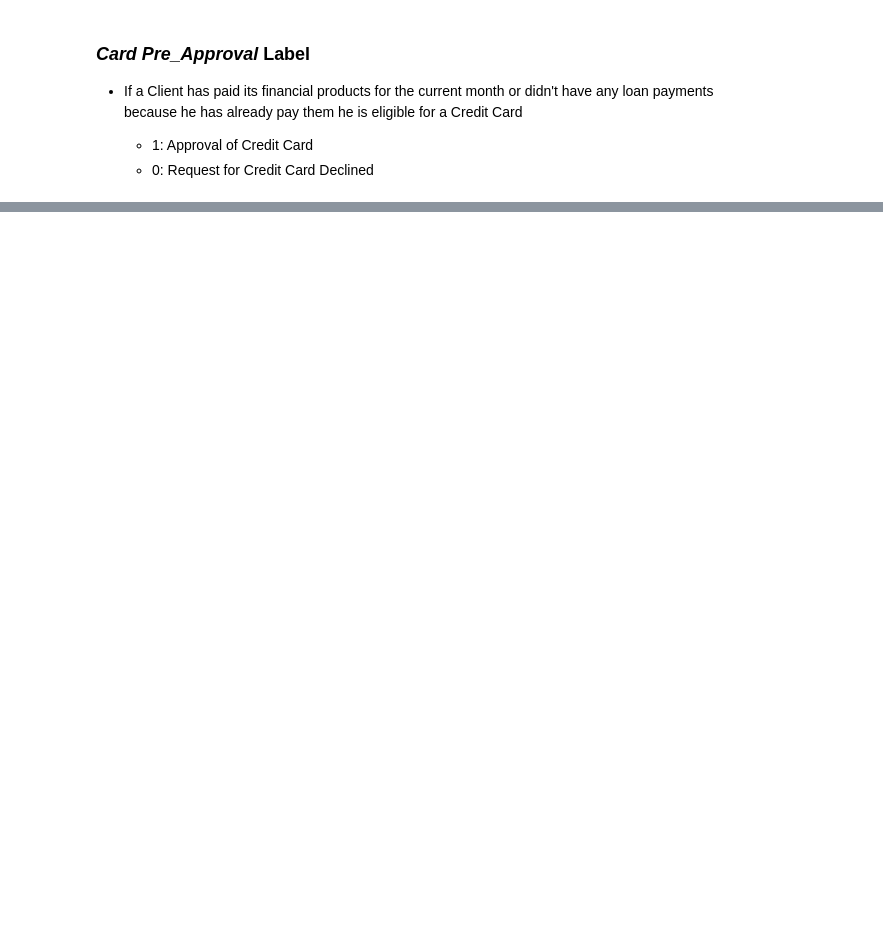
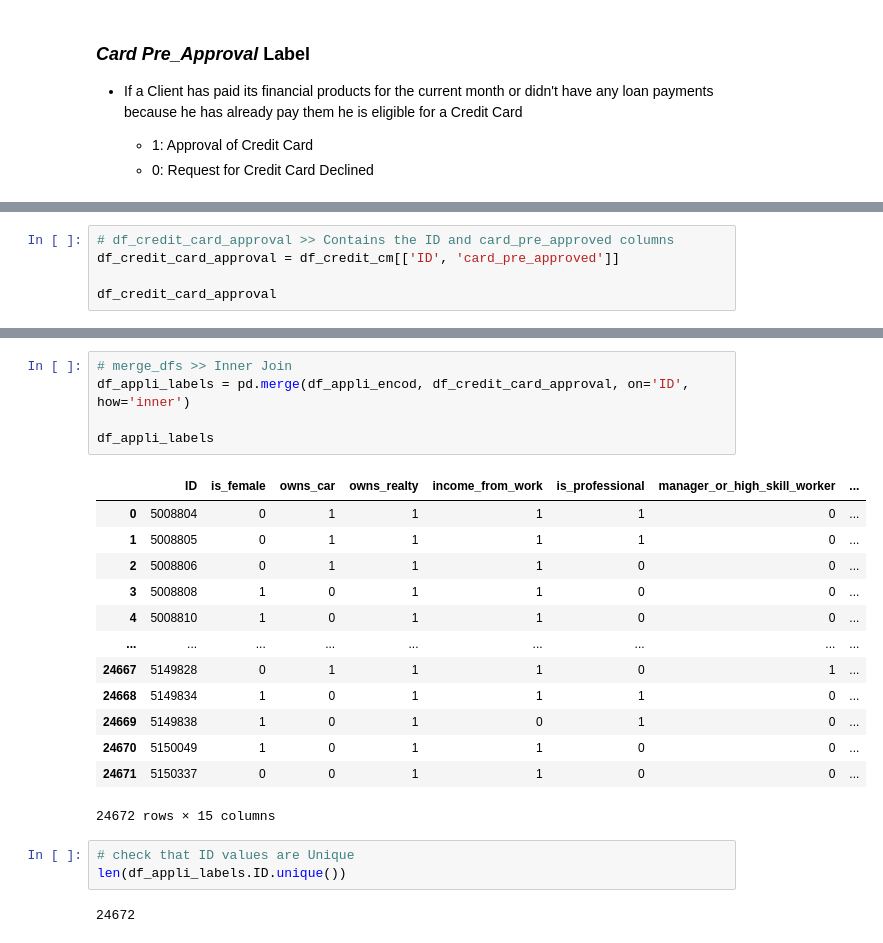
Before and after one commit to princeKike27/Credit-Card-Approval-Prediction, a Jupyter notebook: Credit_Car_Approval_Prediction.ipynb, the cells around one changed output, grey strips where cells are left out. Cells and saved outputs as stored; diff of their text form; blank space fills up the shorter version.

```diff
--- a/Credit_Car_Approval_Prediction.ipynb
+++ b/Credit_Car_Approval_Prediction.ipynb
@@ -1704,0 +1711,5 @@ df_credit_cm.head(10)
+# %%
+# df_credit_card_approval >> Contains the ID and card_pre_approved columns
+df_credit_card_approval = df_credit_cm[['ID', 'card_pre_approved']]
+
+df_credit_card_approval
@@ -1704,0 +1737,24 @@ df_credit_cm.head(10)
+# %%
+# merge_dfs >> Inner Join
+df_appli_labels = pd.merge(df_appli_encod, df_credit_card_approval, on='ID', how='inner')
+
+df_appli_labels
+# %% [output]
+|  | ID | is_female | owns_car | owns_realty | income_from_work | is_professional | manager_or_high_skill_worker | ... |
+| 0 | 5008804 | 0 | 1 | 1 | 1 | 1 | 0 | ... |
+| 1 | 5008805 | 0 | 1 | 1 | 1 | 1 | 0 | ... |
+| 2 | 5008806 | 0 | 1 | 1 | 1 | 0 | 0 | ... |
+| 3 | 5008808 | 1 | 0 | 1 | 1 | 0 | 0 | ... |
+| 4 | 5008810 | 1 | 0 | 1 | 1 | 0 | 0 | ... |
+| ... | ... | ... | ... | ... | ... | ... | ... | ... |
+| 24667 | 5149828 | 0 | 1 | 1 | 1 | 0 | 1 | ... |
+| 24668 | 5149834 | 1 | 0 | 1 | 1 | 1 | 0 | ... |
+| 24669 | 5149838 | 1 | 0 | 1 | 0 | 1 | 0 | ... |
+| 24670 | 5150049 | 1 | 0 | 1 | 1 | 0 | 0 | ... |
+| 24671 | 5150337 | 0 | 0 | 1 | 1 | 0 | 0 | ... |
+24672 rows × 15 columns
+# %%
+# check that ID values are Unique
+len(df_appli_labels.ID.unique())
+# %% [output]
+24672
```
Also changed, not shown: parts of 9 cells of this notebook.
